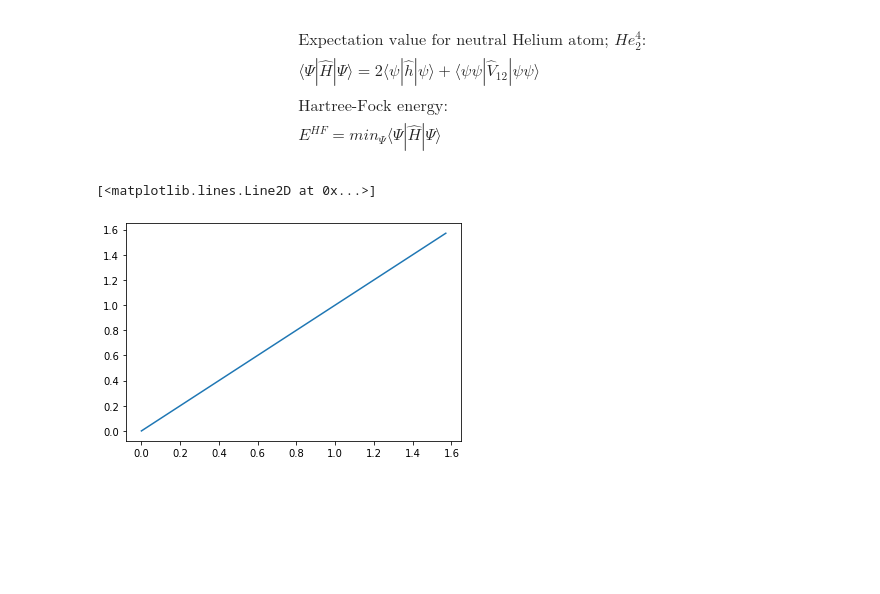
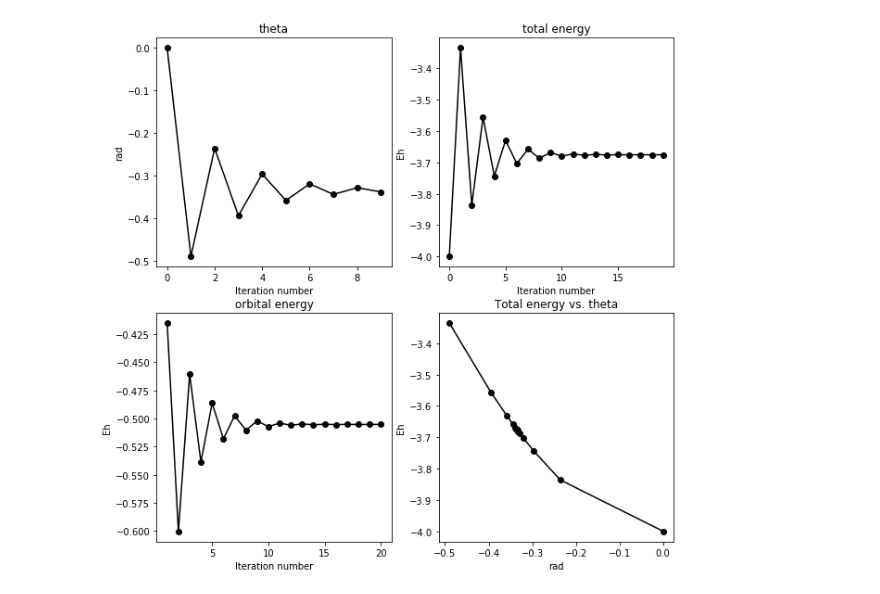
Before and after one commit to HHChuang/HartreeFockPractice, a Jupyter notebook: src/He_atom.ipynb, the cells around one changed output. Drawn from its saved outputs; the diff is of its cells as text; code cells hidden in the pictures; blank space fills up the shorter version.

Commit message:
First realse of He atom HF-SCF Jupyter book.

```diff
--- a/src/He_atom.ipynb
+++ b/src/He_atom.ipynb
@@ -37,28 +53 @@ KeyboardInterrupt:
-# %%
-%%latex
-$$
-\begin{align}
-& \text{Expectation value for neutral Helium atom; }He^4_2: \\
-
-& \langle \Psi | \hat{H} | \Psi \rangle =
-    2 \langle \psi | \hat{h} | \psi \rangle
-    + \langle \psi \psi  | \hat{V}_{12} | \psi \psi\rangle \\
-\\
-& \text{Hartree-Fock energy:} \\
-
-& E^{HF} = min_{\Psi} \langle \Psi | \hat{H} | \Psi \rangle
-\end{align}
-$$
-# %% [output]
-$$
-\begin{align}
-& \text{Expectation value for neutral Helium atom; }He^4_2: \\
-& \langle \Psi | \hat{H} | \Psi \rangle =
-    2 \langle \psi | \hat{h} | \psi \rangle
-    + \langle \psi \psi  | \hat{V}_{12} | \psi \psi\rangle \\
-\\
-& \text{Hartree-Fock energy:} \\
-& E^{HF} = min_{\Psi} \langle \Psi | \hat{H} | \Psi \rangle
-\end{align}
-$$
 # %%
@@ -120,10 +116,31 @@ f_orbital_energy_list = np.array(f_orbital_energy_list)
-# %%
-# Plot result
-fig, ax = plt.subplots()
-ax.plot(f_theta_list[:,0],f_theta_list[:,1])
-# f_theta.close()
-# f_total_energy.close()
-# f_orbital_energy.close()
-# %% [output]
-[<matplotlib.lines.Line2D at 0x...>]
-[figure, removed]
+# %%
+# 4. Plot result
+fig, ax = plt.subplots(2,2, figsize=(10,10))
+
+ax[0, 0].plot(f_theta[0:10,0],f_theta[0:10,1],'k',marker='o')
+ax[0, 1].plot(f_total_energy[:,0],f_total_energy[:,1],'k',marker='o')
+ax[1, 0].plot(f_orbital_energy[:,0],f_orbital_energy[:,1],'k',marker='o')
+ax[1, 1].plot(f_theta_E[:,0],f_theta_E[:,1],'k',marker='o')
+
+ax[0, 0].set_title('theta')
+ax[0, 1].set_title('total energy')
+ax[1, 0].set_title('orbital energy')
+ax[1, 1].set_title('Total energy vs. theta')
+
+ax[0, 0].set_xlabel('Iteration number')
+ax[0, 1].set_xlabel('Iteration number')
+ax[1, 0].set_xlabel('Iteration number')
+ax[1, 1].set_xlabel('rad')
+
+ax[0, 0].set_ylabel('rad')
+
+ax[0, 1].set_ylabel('Eh')
+ax[1, 0].set_ylabel('Eh')
+ax[1, 1].set_ylabel('Eh')
+
+# save figure for different tests
+PATH = '../aux/'
+name = 'test'
+fig.savefig(PATH + name + '.png')
+# %% [output]
+[figure, added]
```
Also changed, not shown: parts of 4 cells of this notebook, 27 other files.
